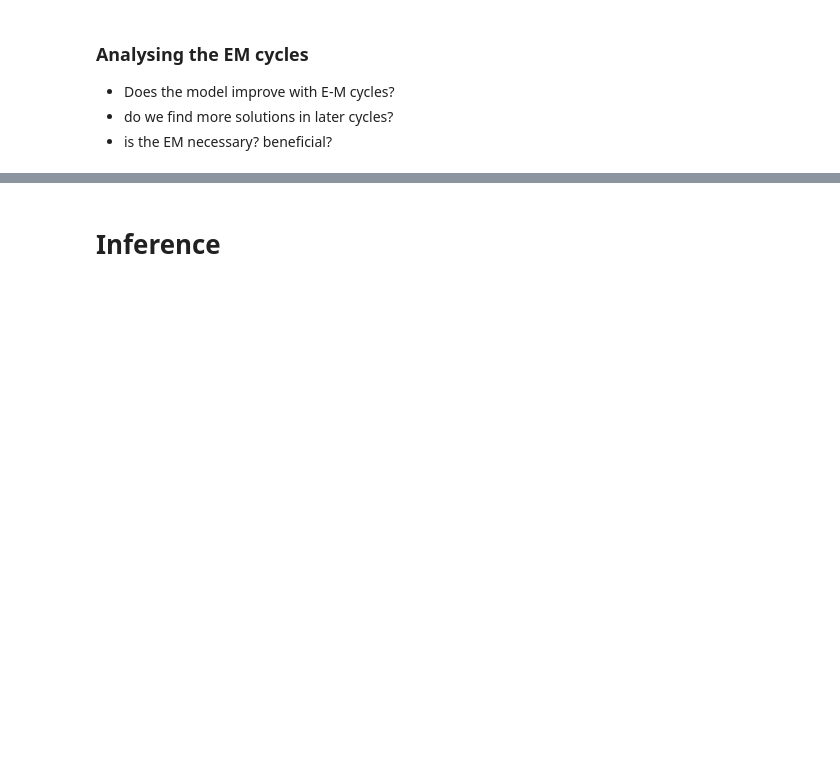
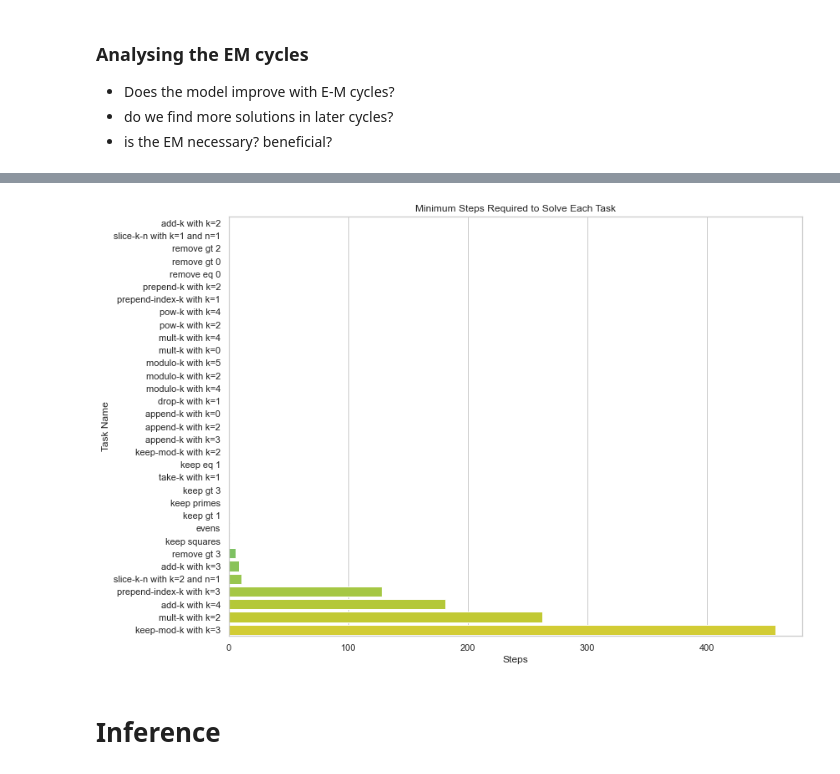
Before and after one commit to R1704/FlowCoder, a Jupyter notebook: src/analysis.ipynb, the cells around one changed output, grey strips where cells are left out. Saved outputs shown, nothing was run; the diff lists cells and outputs as text; code cells hidden in the pictures; blank space fills up the shorter version.

```diff
--- a/src/analysis.ipynb
+++ b/src/analysis.ipynb
@@ -199,3 +264,7 @@ plt.show()
+# %%
+plot_min_step_for_solution(train_data)
+# %% [output]
+[figure, added]
 # %% [markdown]
 # Inference
 # %%
```
Also changed, not shown: parts of 13 cells of this notebook, 36 other files.
